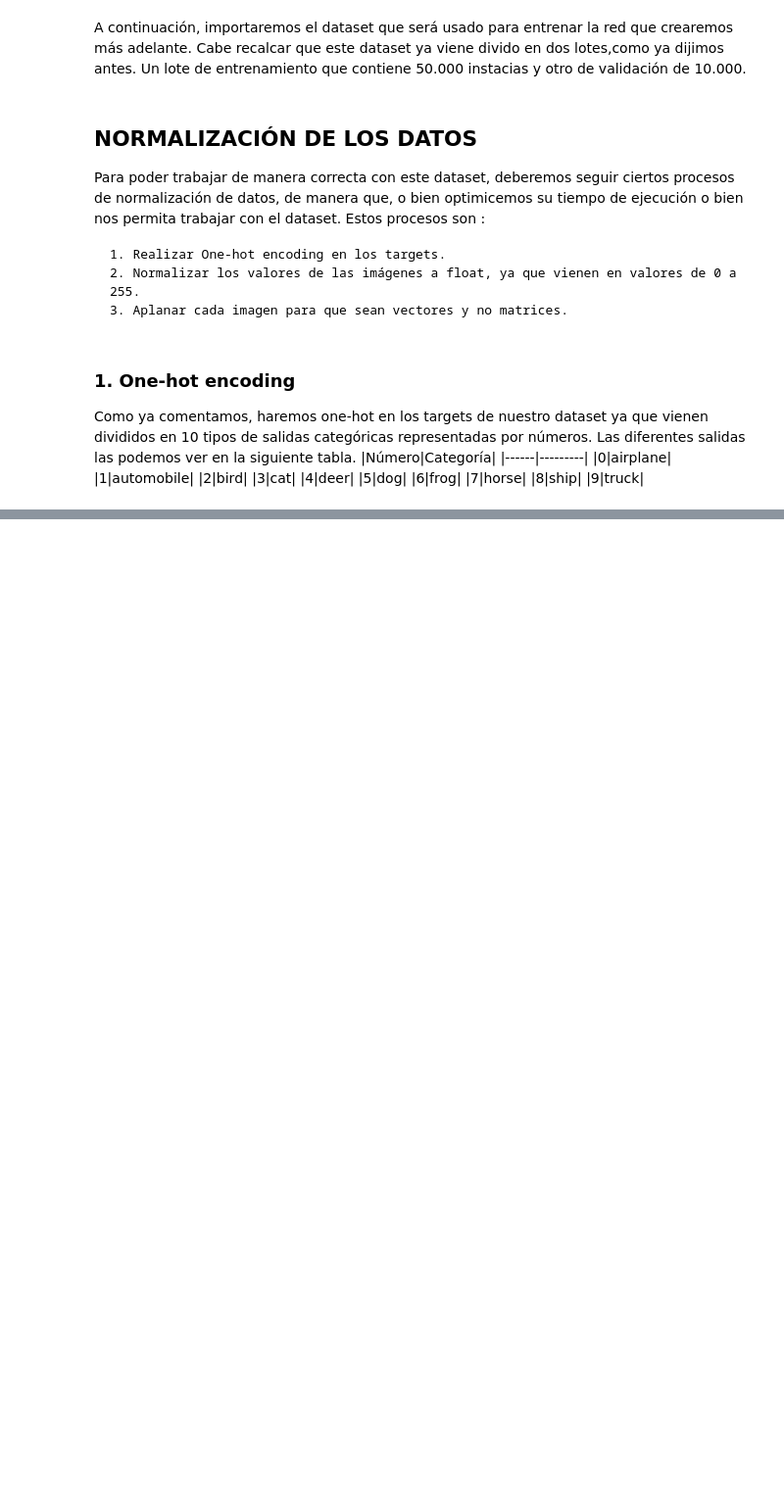
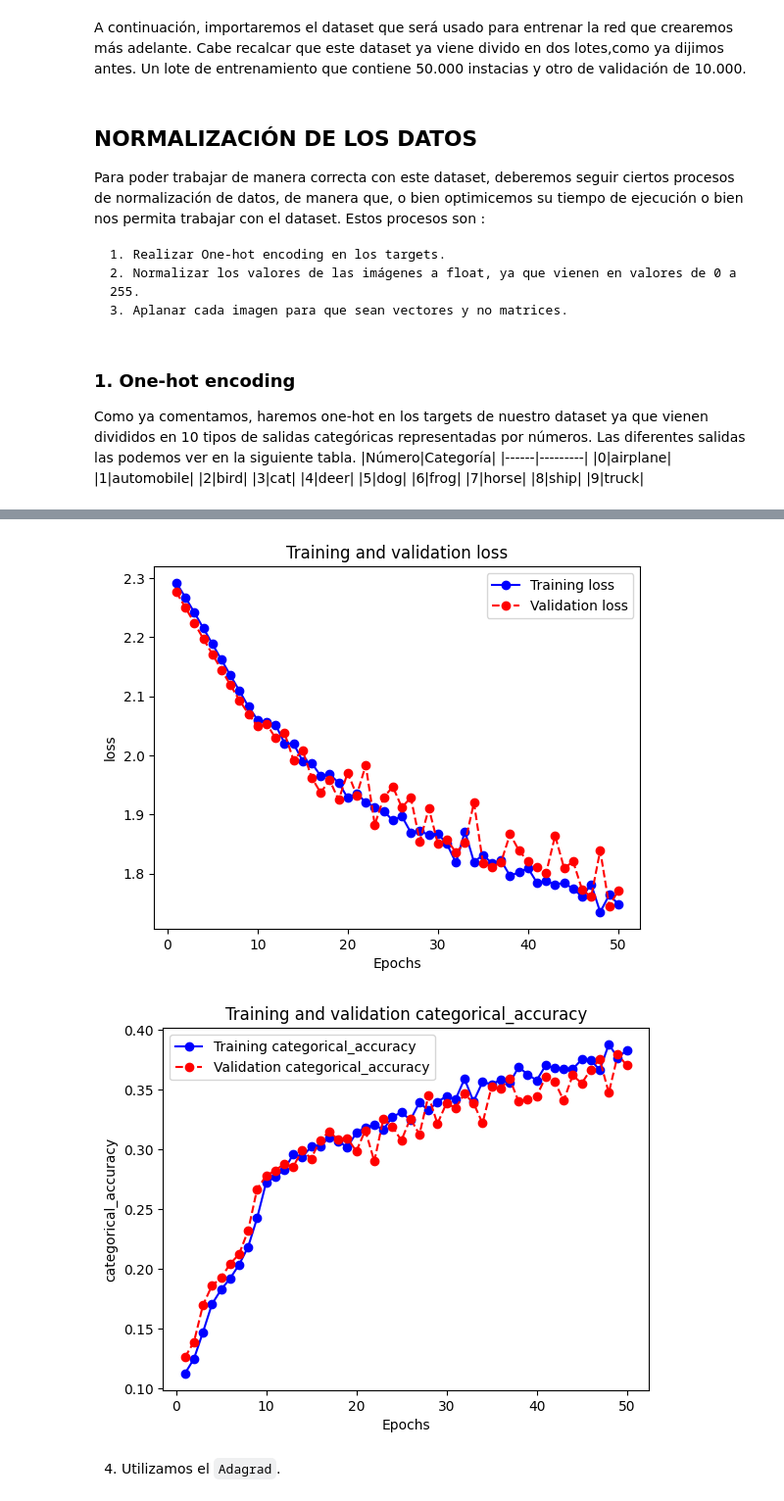
Before and after one commit to PepeRoConde/AP_FoleRomero, a Jupyter notebook: Practica1.1_14.ipynb, the cells around one changed output, grey strips where cells are left out. Shown: that part at 98% size. Saved outputs shown, nothing was run; the diff lists cells and outputs as text; code cells hidden in the pictures; blank space fills up the shorter version.

```diff
--- a/Practica1.1_14.ipynb
+++ b/Practica1.1_14.ipynb
@@ -281,0 +225,26 @@ Epoch 1/30
+# %%
+modelSGD = keras.Sequential(
+    [
+        keras.layers.Dense(3072, activation="relu"),
+        keras.layers.Dense(2100, activation="relu" ),
+        keras.layers.Dense(1000, activation="relu"),
+        keras.layers.Dense(600, activation="relu"),
+        keras.layers.Dense(640, activation="relu"),
+        keras.layers.Dense(205, activation="relu"),
+        keras.layers.Dense(70, activation="relu"),
+        keras.layers.Dense(10, activation = "sigmoid"),
+    ]
+)
+modelSGD.compile(optimizer=keras.optimizers.SGD(learning_rate=1e-2),
+              loss=keras.losses.CategoricalCrossentropy(),
+              metrics=[keras.metrics.CategoricalAccuracy()])
+
+
+
+history = modelSGD.fit(
+    x_train,
+    y_train,
+    epochs=50,
+    batch_size=3000,
+    validation_split = .1
+)
@@ -281,0 +269,5 @@ Epoch 1/30
+# %%
+print(modelSGD.evaluate(x_test, y_test))
+plot(history.history['loss'], history.history['val_loss'], 'loss')
+plot(history.history['categorical_accuracy'], history.history['val_categorical_accuracy'], 'categorical_accuracy')
+# %% [output]
@@ -281,0 +276,4 @@ Epoch 1/30
+[figure, added]
+[figure, added]
+# %% [markdown]
+4. Utilizamos el `Adagrad`.
```
Also changed, not shown: parts of 57 cells of this notebook, 2 other files.
